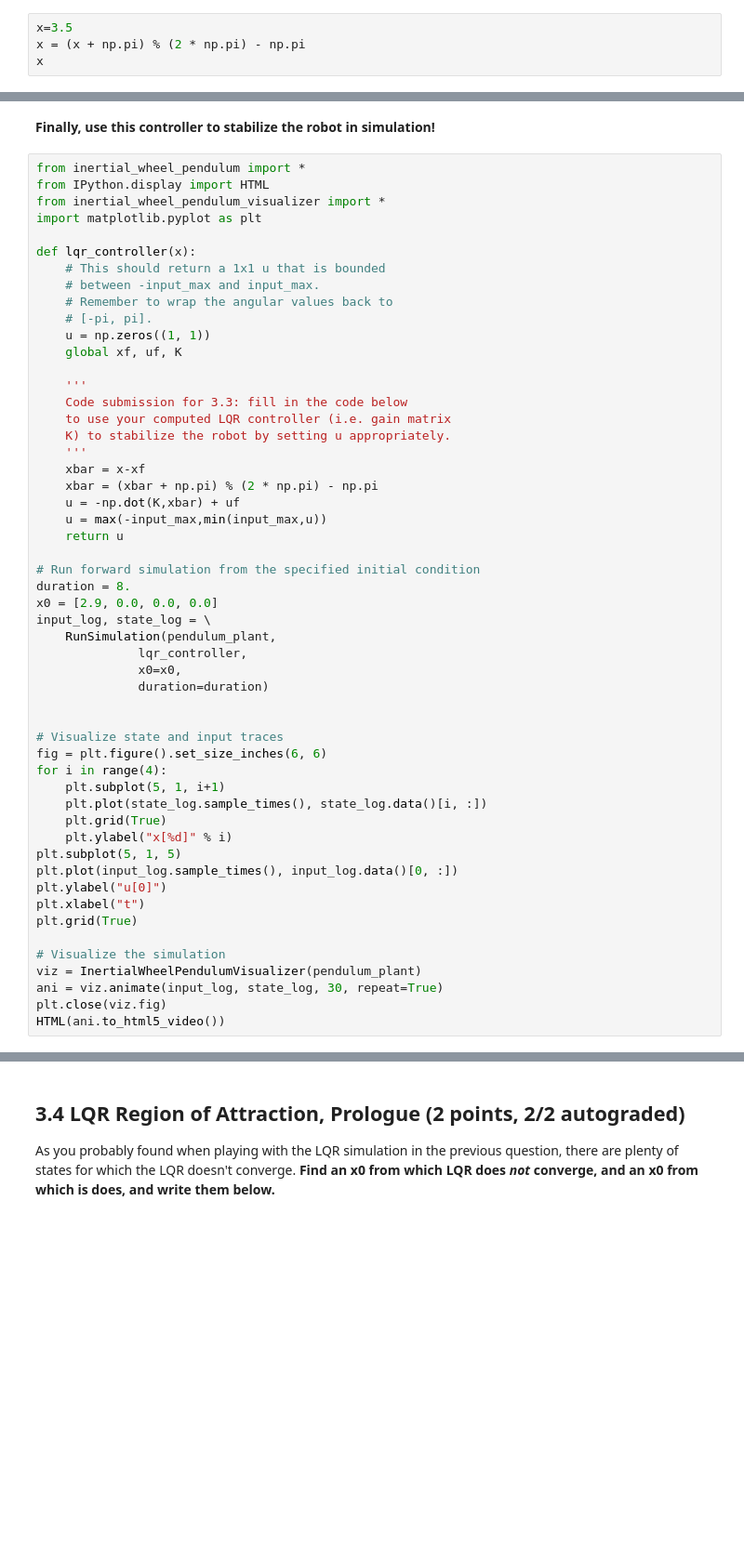
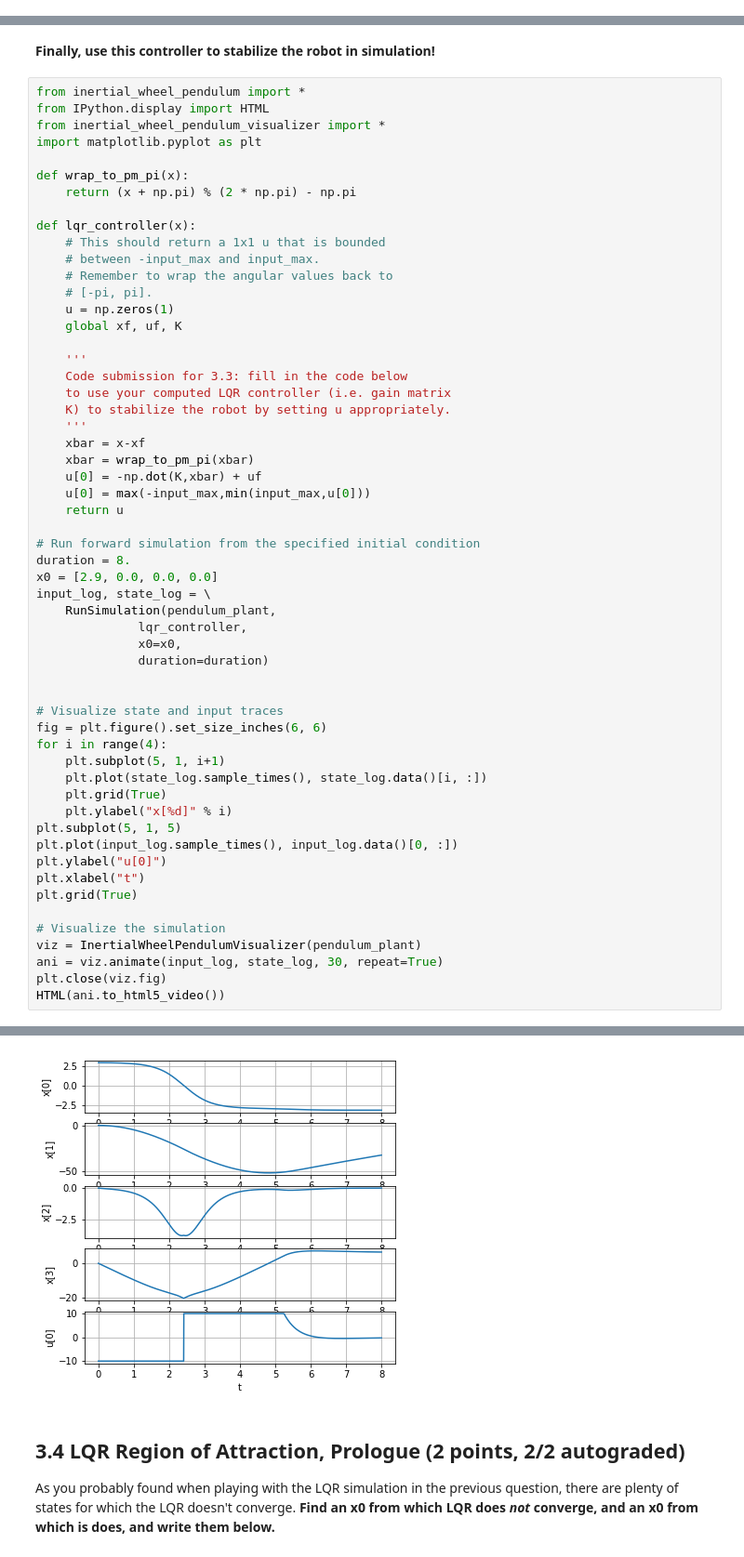
Before and after one commit to jam643/UnderactuatedRobotics-6p832-JesseM, a Jupyter notebook: set_3/set_3.ipynb, the cells around one changed output, grey strips where cells are left out. Shown at 93% size. Cells and saved outputs as stored; diff of their text form; blank space fills up the shorter version.

```diff
--- a/set_3/set_3.ipynb
+++ b/set_3/set_3.ipynb
@@ -618,7 +620,3 @@ S:  [[ 4753.172     0.     2180.804    66.05 ]
  [    0.        0.        0.        0.   ]
  [ 2180.804     0.     1001.43     30.994]
  [   66.05      0.       30.994     1.909]]
-# %%
-x=3.5
-x = (x + np.pi) % (2 * np.pi) - np.pi
-x
@@ -632,12 +628,15 @@ from IPython.display import HTML
 from inertial_wheel_pendulum_visualizer import *
 import matplotlib.pyplot as plt
 
+def wrap_to_pm_pi(x):
+    return (x + np.pi) % (2 * np.pi) - np.pi
+
 def lqr_controller(x):
     # This should return a 1x1 u that is bounded
     # between -input_max and input_max.
     # Remember to wrap the angular values back to
     # [-pi, pi].
-    u = np.zeros((1, 1))
+    u = np.zeros(1)
     global xf, uf, K
 
     '''
@@ -646,9 +645,9 @@ def lqr_controller(x):
     K) to stabilize the robot by setting u appropriately.
     '''
     xbar = x-xf
-    xbar = (xbar + np.pi) % (2 * np.pi) - np.pi
-    u = -np.dot(K,xbar) + uf
-    u = max(-input_max,min(input_max,u))
+    xbar = wrap_to_pm_pi(xbar)
+    u[0] = -np.dot(K,xbar) + uf
+    u[0] = max(-input_max,min(input_max,u[0]))
     return u
 
 # Run forward simulation from the specified initial condition
@@ -688,3 +683,4 @@ HTML(ani.to_html5_video())
+[figure, added]
 # %% [markdown]
 ## 3.4 LQR Region of Attraction, Prologue (2 points, 2/2 autograded)
 
```
Also changed, not shown: parts of 21 cells of this notebook, 32 other files.
